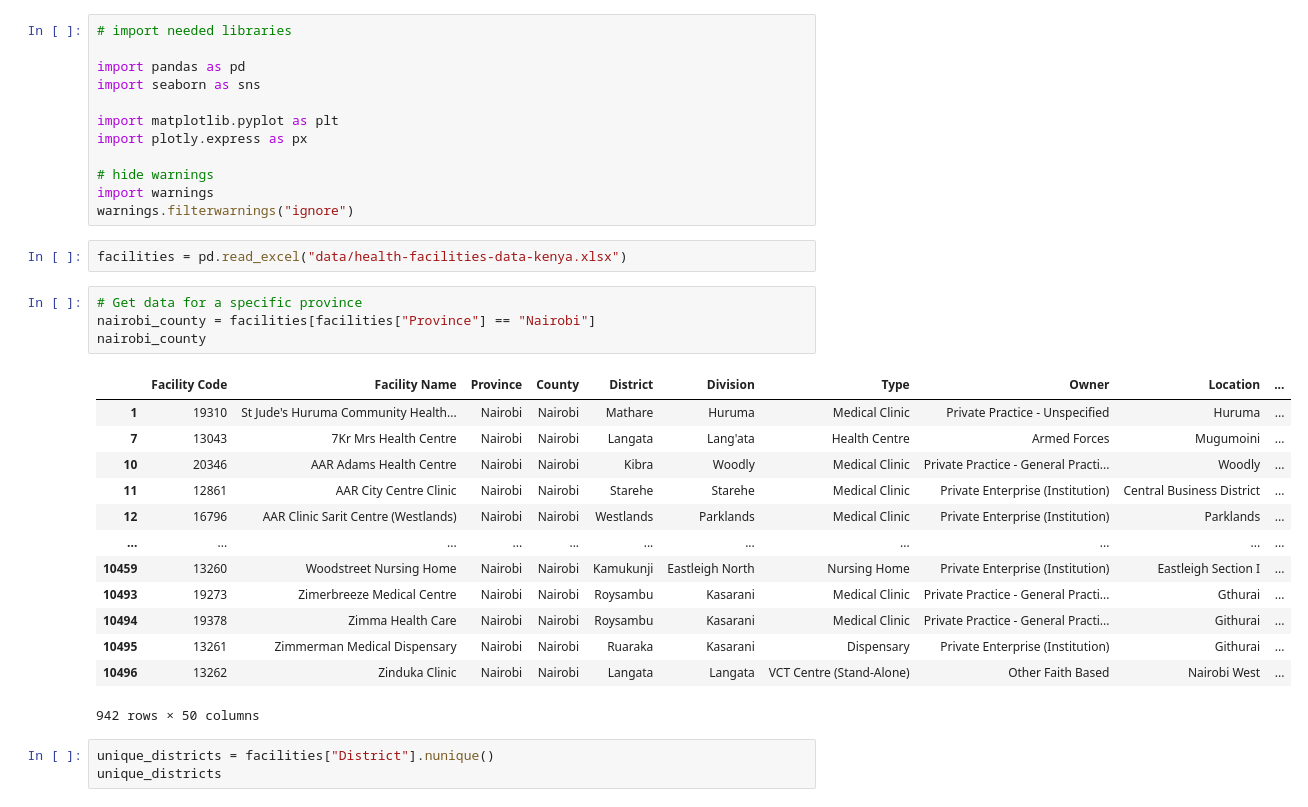
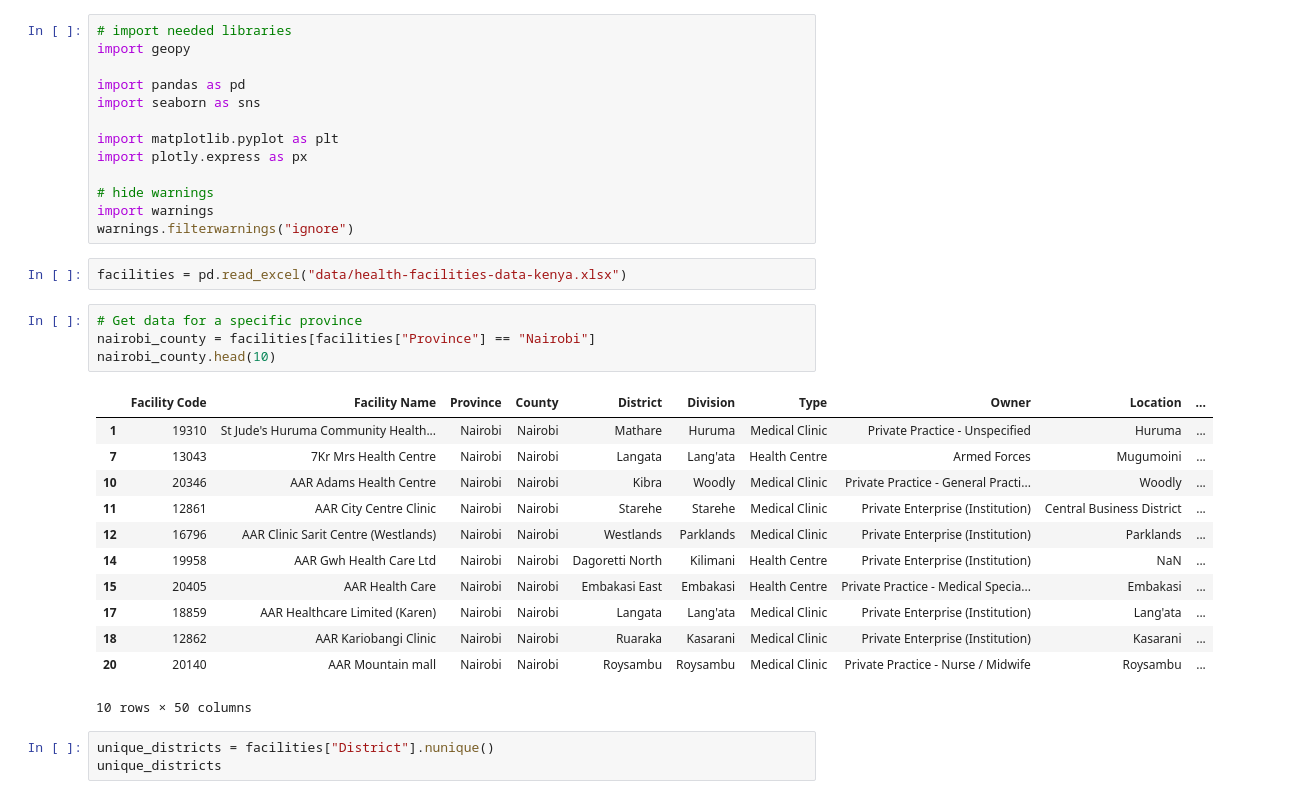
Before and after one commit to tony-nyagah/data-monday, a Jupyter notebook: healthcare-datathon/data-analysis.ipynb, the cells around one changed output. Saved outputs shown, nothing was run; the diff lists cells and outputs as text.

```diff
--- a/healthcare-datathon/data-analysis.ipynb
+++ b/healthcare-datathon/data-analysis.ipynb
@@ -1,5 +1,6 @@
 # %%
 # import needed libraries
+import geopy
 
 import pandas as pd
 import seaborn as sns
@@ -15,21 +16,20 @@ facilities = pd.read_excel("data/health-facilities-data-kenya.xlsx")
 # %%
 # Get data for a specific province
 nairobi_county = facilities[facilities["Province"] == "Nairobi"]
-nairobi_county
+nairobi_county.head(10)
 # %% [output]
 |  | Facility Code | Facility Name | Province | County | District | Division | Type | Owner | Location | ... |
 | 1 | 19310 | St Jude's Huruma Community Health... | Nairobi | Nairobi | Mathare | Huruma | Medical Clinic | Private Practice - Unspecified | Huruma | ... |
 | 7 | 13043 | 7Kr Mrs Health Centre | Nairobi | Nairobi | Langata | Lang'ata | Health Centre | Armed Forces | Mugumoini | ... |
 | 10 | 20346 | AAR Adams Health Centre | Nairobi | Nairobi | Kibra | Woodly | Medical Clinic | Private Practice - General Practi... | Woodly | ... |
 | 11 | 12861 | AAR City Centre Clinic | Nairobi | Nairobi | Starehe | Starehe | Medical Clinic | Private Enterprise (Institution) | Central Business District | ... |
 | 12 | 16796 | AAR Clinic Sarit Centre (Westlands) | Nairobi | Nairobi | Westlands | Parklands | Medical Clinic | Private Enterprise (Institution) | Parklands | ... |
-| ... | ... | ... | ... | ... | ... | ... | ... | ... | ... | ... |
-| 10459 | 13260 | Woodstreet Nursing Home | Nairobi | Nairobi | Kamukunji | Eastleigh North | Nursing Home | Private Enterprise (Institution) | Eastleigh Section I | ... |
-| 10493 | 19273 | Zimerbreeze Medical Centre | Nairobi | Nairobi | Roysambu | Kasarani | Medical Clinic | Private Practice - General Practi... | Gthurai | ... |
-| 10494 | 19378 | Zimma Health Care | Nairobi | Nairobi | Roysambu | Kasarani | Medical Clinic | Private Practice - General Practi... | Githurai | ... |
-| 10495 | 13261 | Zimmerman Medical Dispensary | Nairobi | Nairobi | Ruaraka | Kasarani | Dispensary | Private Enterprise (Institution) | Githurai | ... |
-| 10496 | 13262 | Zinduka Clinic | Nairobi | Nairobi | Langata | Langata | VCT Centre (Stand-Alone) | Other Faith Based | Nairobi West | ... |
+| 14 | 19958 | AAR Gwh Health Care Ltd | Nairobi | Nairobi | Dagoretti North | Kilimani | Health Centre | Private Enterprise (Institution) | NaN | ... |
+| 15 | 20405 | AAR Health Care | Nairobi | Nairobi | Embakasi East | Embakasi | Health Centre | Private Practice - Medical Specia... | Embakasi | ... |
+| 17 | 18859 | AAR Healthcare Limited (Karen) | Nairobi | Nairobi | Langata | Lang'ata | Medical Clinic | Private Enterprise (Institution) | Lang'ata | ... |
+| 18 | 12862 | AAR Kariobangi Clinic | Nairobi | Nairobi | Ruaraka | Kasarani | Medical Clinic | Private Enterprise (Institution) | Kasarani | ... |
+| 20 | 20140 | AAR Mountain mall | Nairobi | Nairobi | Roysambu | Roysambu | Medical Clinic | Private Practice - Nurse / Midwife | Roysambu | ... |
-942 rows × 50 columns
+10 rows × 50 columns
 # %%
 unique_districts = facilities["District"].nunique()
 unique_districts
```
Also changed, not shown: parts of 2 cells of this notebook, 7 other files.
